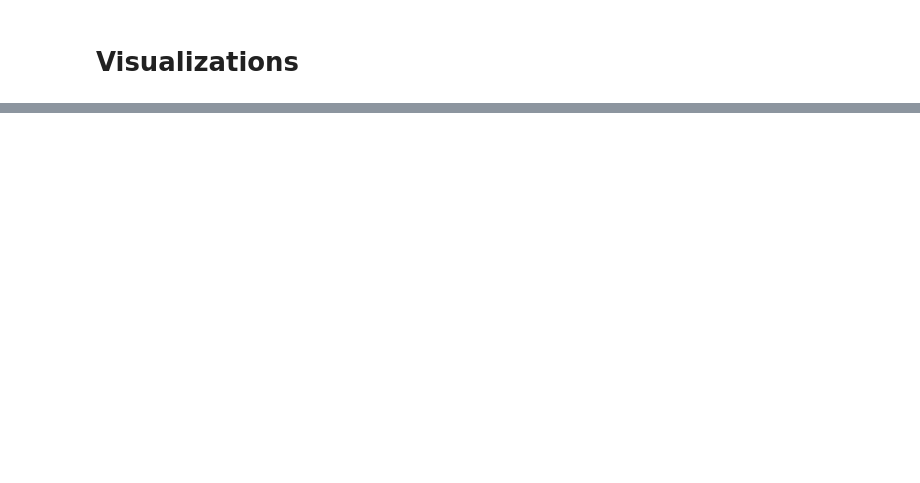
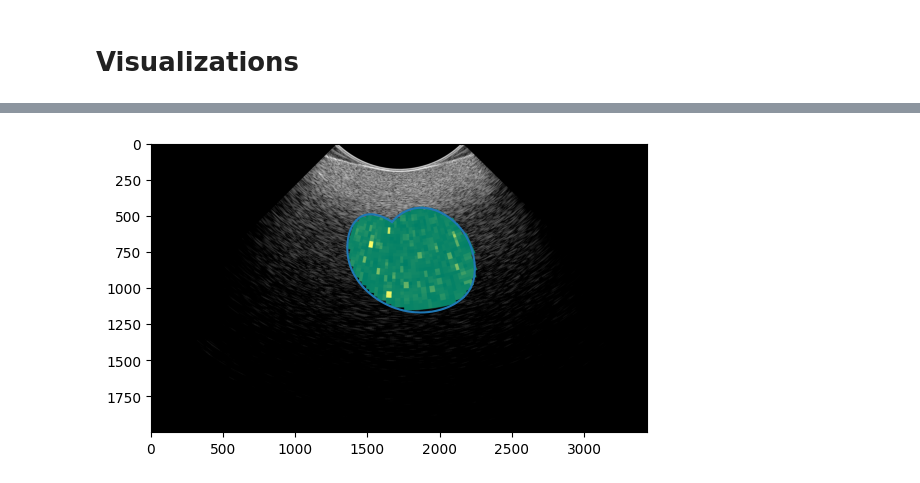
Before and after one commit to TUL-Dev/PyQuantUS, a Jupyter notebook: CLI-Demos/scClariusUtc.ipynb, the cells around one changed output, grey strips where cells are left out. Drawn from its saved outputs; the diff is of its cells as text; code cells hidden in the pictures; blank space fills up the shorter version.

```diff
--- a/CLI-Demos/scClariusUtc.ipynb
+++ b/CLI-Demos/scClariusUtc.ipynb
@@ -227,0 +234,6 @@ plt.plot(scSplineX, scSplineY);
+# %%
+# Note cmap is solid as image = phantom in this case
+plt.imshow(utcData.scUNakagamiIm)
+plt.plot(scSplineX, scSplineY);
+# %% [output]
+[figure, added]
```
Also changed, not shown: parts of 11 cells of this notebook, 4 other files.
